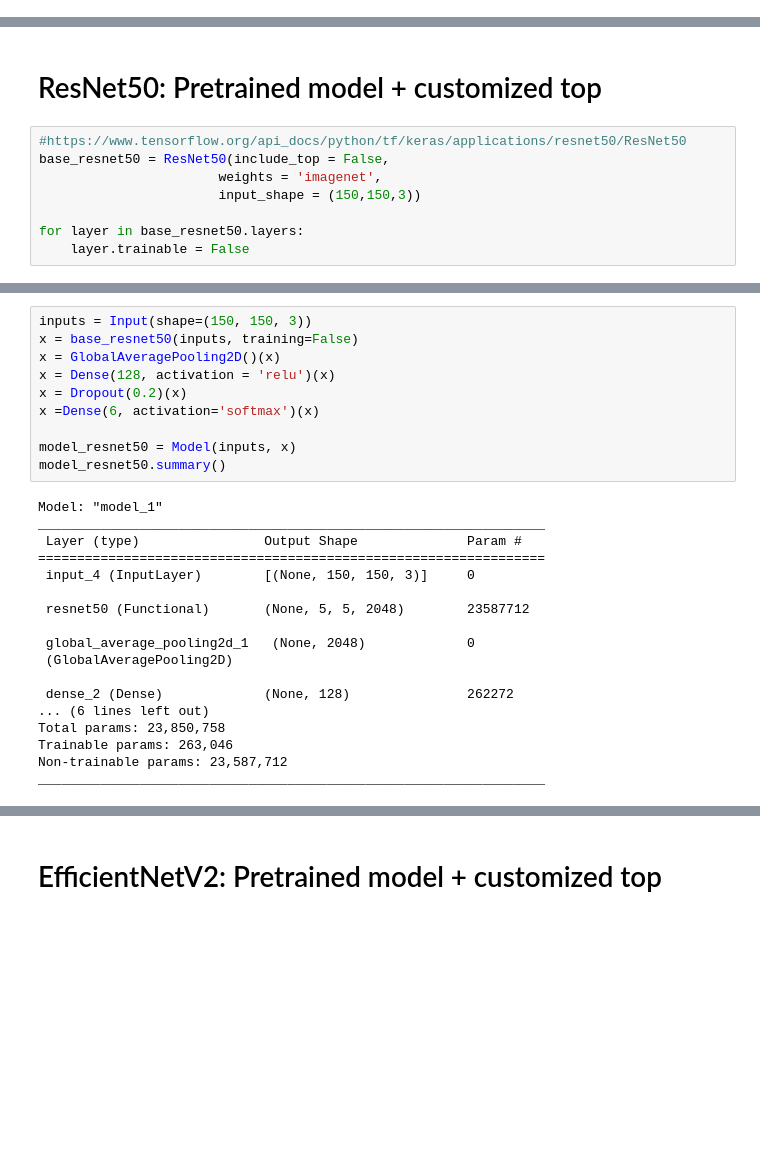
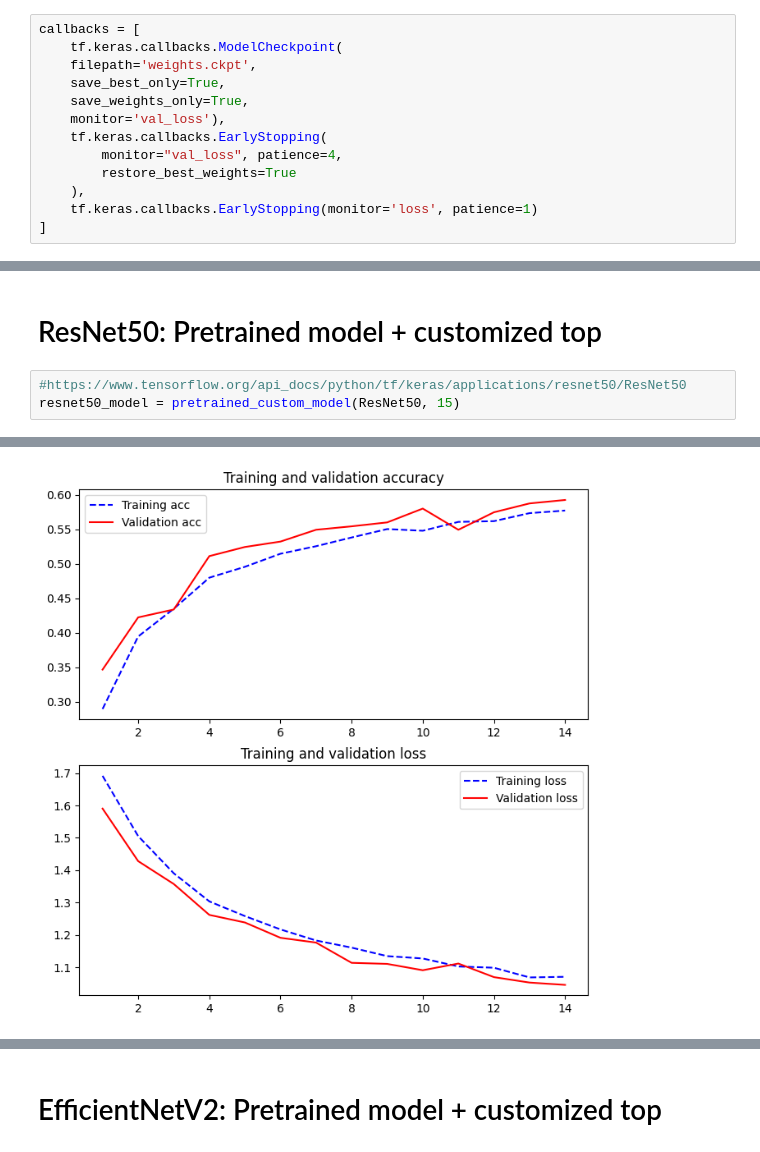
Before and after one commit to lorrespz/Image-Classification-Collection, a Jupyter notebook: natural-scenes-classification-resnet50-others.ipynb, the cells around one changed output, grey strips where cells are left out. Drawn from its saved outputs; the diff is of its cells as text; blank space fills up the shorter version.

```diff
--- a/natural-scenes-classification-resnet50-others.ipynb
+++ b/natural-scenes-classification-resnet50-others.ipynb
@@ -133,0 +131,13 @@ In the following sections, 4 pretrained models were used to classify the images
+# %%
+callbacks = [
+    tf.keras.callbacks.ModelCheckpoint(
+    filepath='weights.ckpt',
+    save_best_only=True,
+    save_weights_only=True,
+    monitor='val_loss'),
+    tf.keras.callbacks.EarlyStopping(
+        monitor="val_loss", patience=4,
+        restore_best_weights=True
+    ),
+    tf.keras.callbacks.EarlyStopping(monitor='loss', patience=1)
+]
@@ -135,9 +206,5 @@ In the following sections, 4 pretrained models were used to classify the images
 # ResNet50: Pretrained model + customized top
 # %%
 #https://www.tensorflow.org/api_docs/python/tf/keras/applications/resnet50/ResNet50
-base_resnet50 = ResNet50(include_top = False,
-                       weights = 'imagenet',
-                       input_shape = (150,150,3))
-
-for layer in base_resnet50.layers:
-    layer.trainable = False
+resnet50_model = pretrained_custom_model(ResNet50, 15)
+# %% [output]
@@ -143,0 +228 @@ for layer in base_resnet50.layers:
+[figure, added]
@@ -144,28 +229,0 @@ for layer in base_resnet50.layers:
-# %%
-inputs = Input(shape=(150, 150, 3))
-x = base_resnet50(inputs, training=False)
-x = GlobalAveragePooling2D()(x)
-x = Dense(128, activation = 'relu')(x)
-x = Dropout(0.2)(x)
-x =Dense(6, activation='softmax')(x)
-
-model_resnet50 = Model(inputs, x)
-model_resnet50.summary()
-# %% [output]
-Model: "model_1"
-_________________________________________________________________
- Layer (type)                Output Shape              Param #
-=================================================================
- input_4 (InputLayer)        [(None, 150, 150, 3)]     0
-
- resnet50 (Functional)       (None, 5, 5, 2048)        23587712
-
- global_average_pooling2d_1   (None, 2048)             0
- (GlobalAveragePooling2D)
-
- dense_2 (Dense)             (None, 128)               262272
-... (6 lines left out)
-Total params: 23,850,758
-Trainable params: 263,046
-Non-trainable params: 23,587,712
-_________________________________________________________________
```
Also changed, not shown: parts of 44 cells of this notebook.
